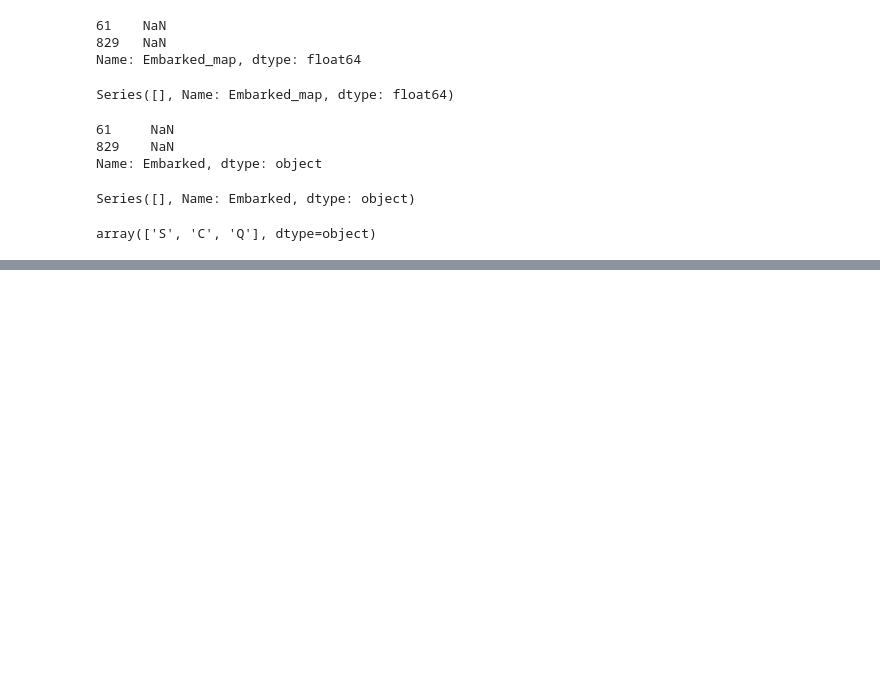
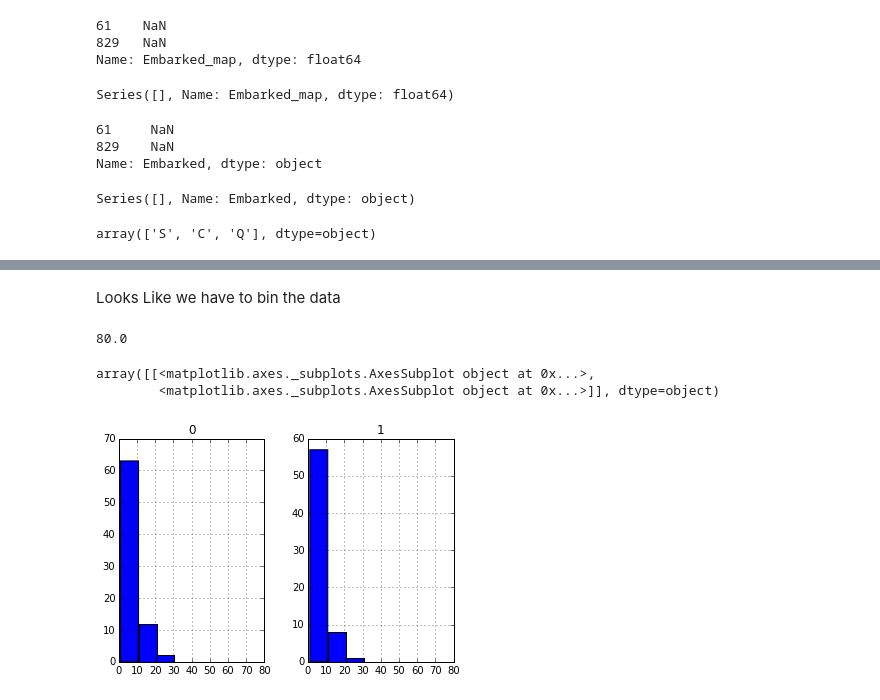
Before and after one commit to harjeet88/kaggle-titanic-example, a Jupyter notebook: titanic.ipynb, the cells around one changed output, grey strips where cells are left out. Saved outputs shown, nothing was run; the diff lists cells and outputs as text; code cells hidden in the pictures; blank space fills up the shorter version.

```diff
--- a/titanic.ipynb
+++ b/titanic.ipynb
@@ -309,0 +345,11 @@ array(['S', 'C', 'Q'], dtype=object)
+# %% [markdown]
+Looks Like we have to bin the data
+# %%
+#bins= (df.Age_enc.max()/len(df.Age_enc))
+print(df.Age_enc.max())
+age_crstb.hist(bins= (df.Age_enc.max()/10),range=(1, df.Age_enc.max()) , stacked = True)
+# %% [output]
+80.0
+array([[<matplotlib.axes._subplots.AxesSubplot object at 0x...>,
+        <matplotlib.axes._subplots.AxesSubplot object at 0x...>]], dtype=object)
+[figure, added]
```
Also changed, not shown: parts of 39 cells of this notebook.
